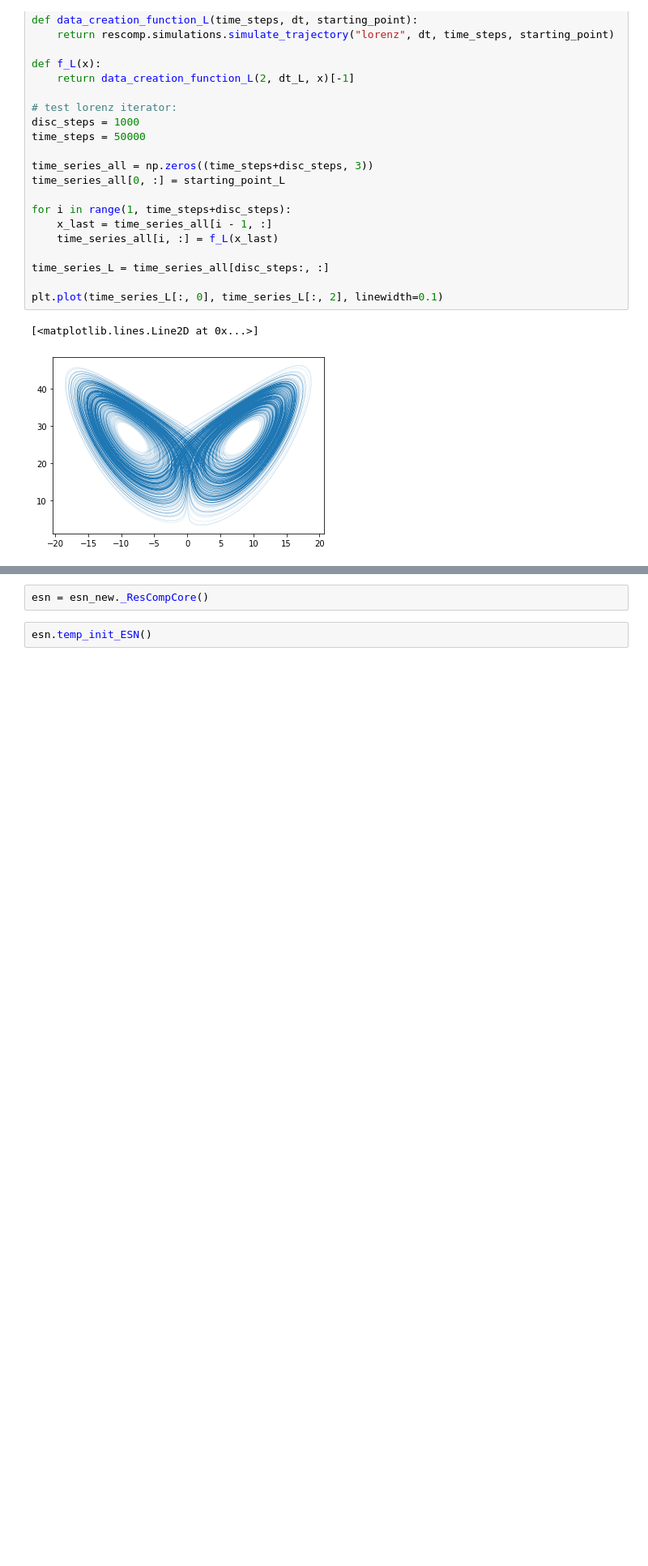
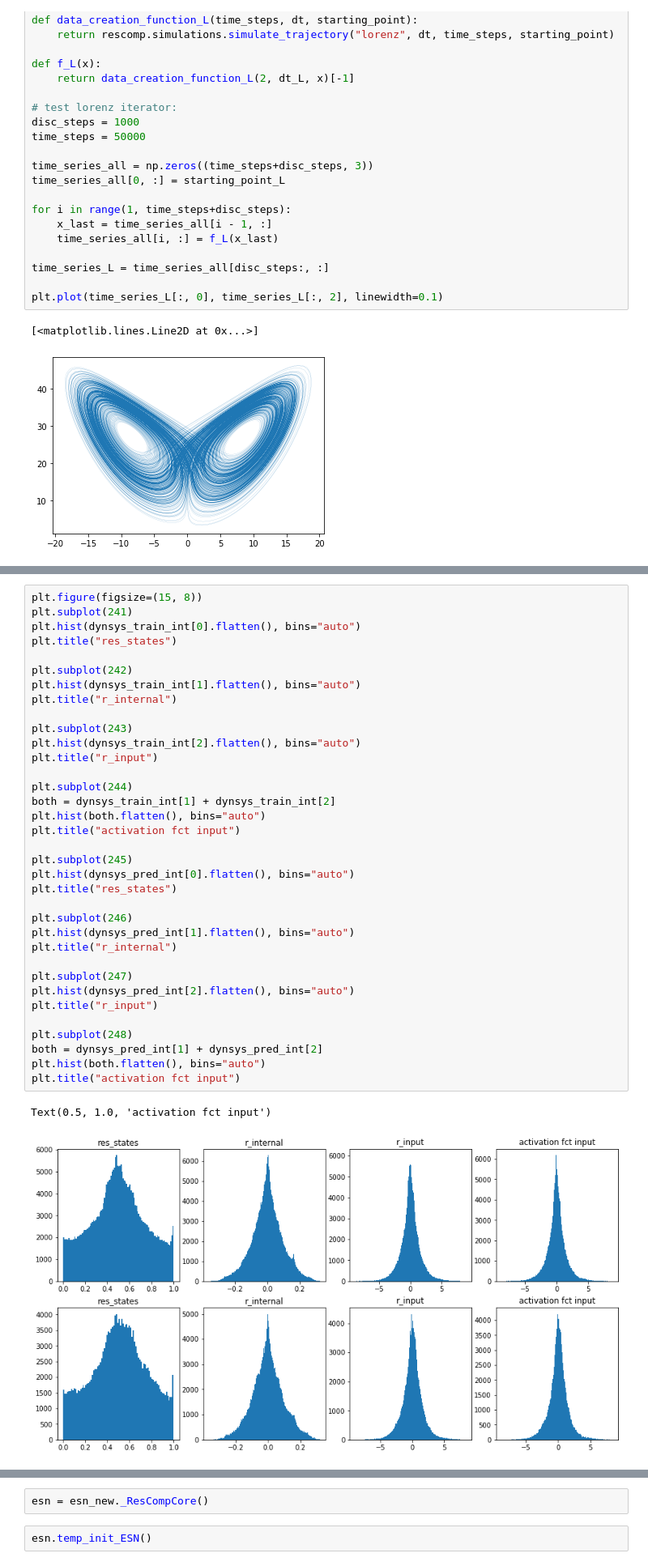
Before and after one commit to DuncDennis/rescomp, a Jupyter notebook: bin/lyapunov_exponents_testing/esn_new_update_test.ipynb, the cells around one changed output, grey strips where cells are left out. Shown at 81% size. Cells and saved outputs as stored; diff of their text form; blank space fills up the shorter version.

```diff
--- a/bin/lyapunov_exponents_testing/esn_new_update_test.ipynb
+++ b/bin/lyapunov_exponents_testing/esn_new_update_test.ipynb
@@ -49,0 +199,38 @@ time_series.shape
+# %%
+plt.figure(figsize=(15, 8))
+plt.subplot(241)
+plt.hist(dynsys_train_int[0].flatten(), bins="auto")
+plt.title("res_states")
+
+plt.subplot(242)
+plt.hist(dynsys_train_int[1].flatten(), bins="auto")
+plt.title("r_internal")
+
+plt.subplot(243)
+plt.hist(dynsys_train_int[2].flatten(), bins="auto")
+plt.title("r_input")
+
+plt.subplot(244)
+both = dynsys_train_int[1] + dynsys_train_int[2]
+plt.hist(both.flatten(), bins="auto")
+plt.title("activation fct input")
+
+plt.subplot(245)
+plt.hist(dynsys_pred_int[0].flatten(), bins="auto")
+plt.title("res_states")
+
+plt.subplot(246)
+plt.hist(dynsys_pred_int[1].flatten(), bins="auto")
+plt.title("r_internal")
+
+plt.subplot(247)
+plt.hist(dynsys_pred_int[2].flatten(), bins="auto")
+plt.title("r_input")
+
+plt.subplot(248)
+both = dynsys_pred_int[1] + dynsys_pred_int[2]
+plt.hist(both.flatten(), bins="auto")
+plt.title("activation fct input")
+# %% [output]
+Text(0.5, 1.0, 'activation fct input')
+[figure, added]
```
Also changed, not shown: parts of 21 cells of this notebook, 2 other files.
